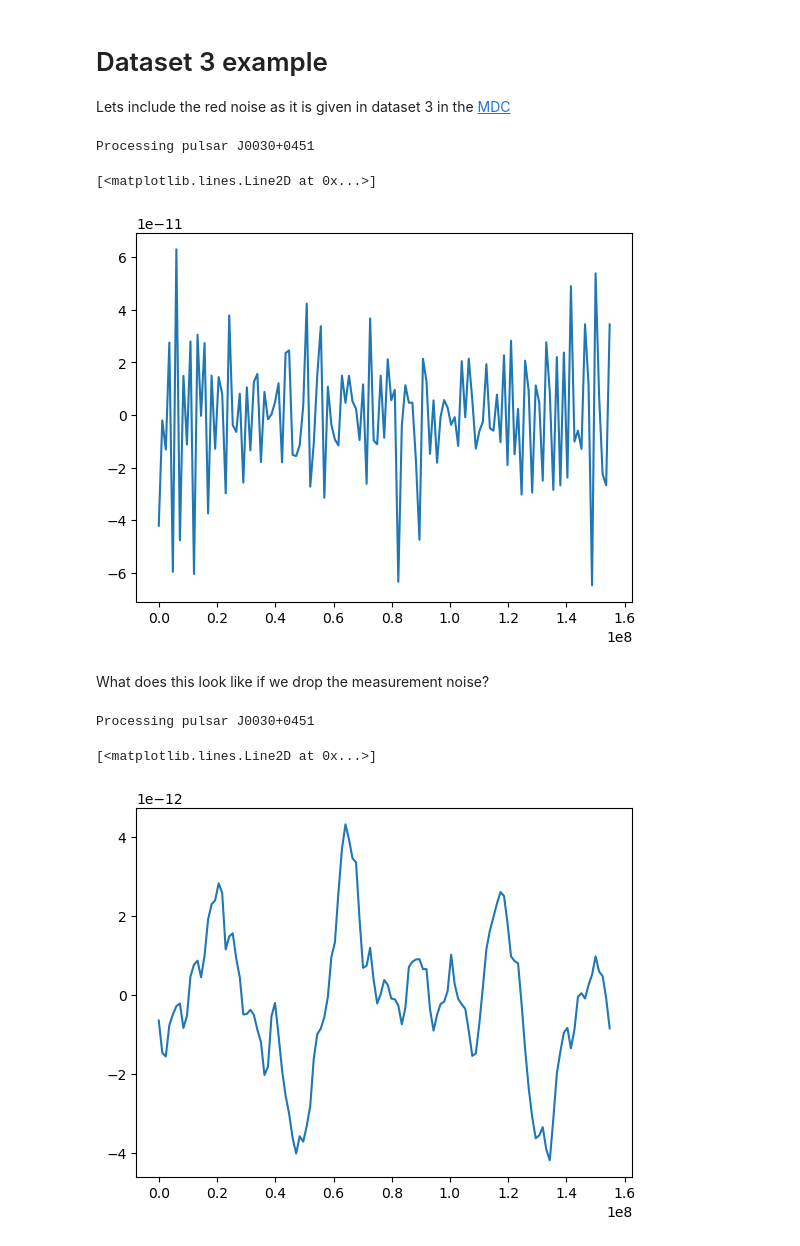
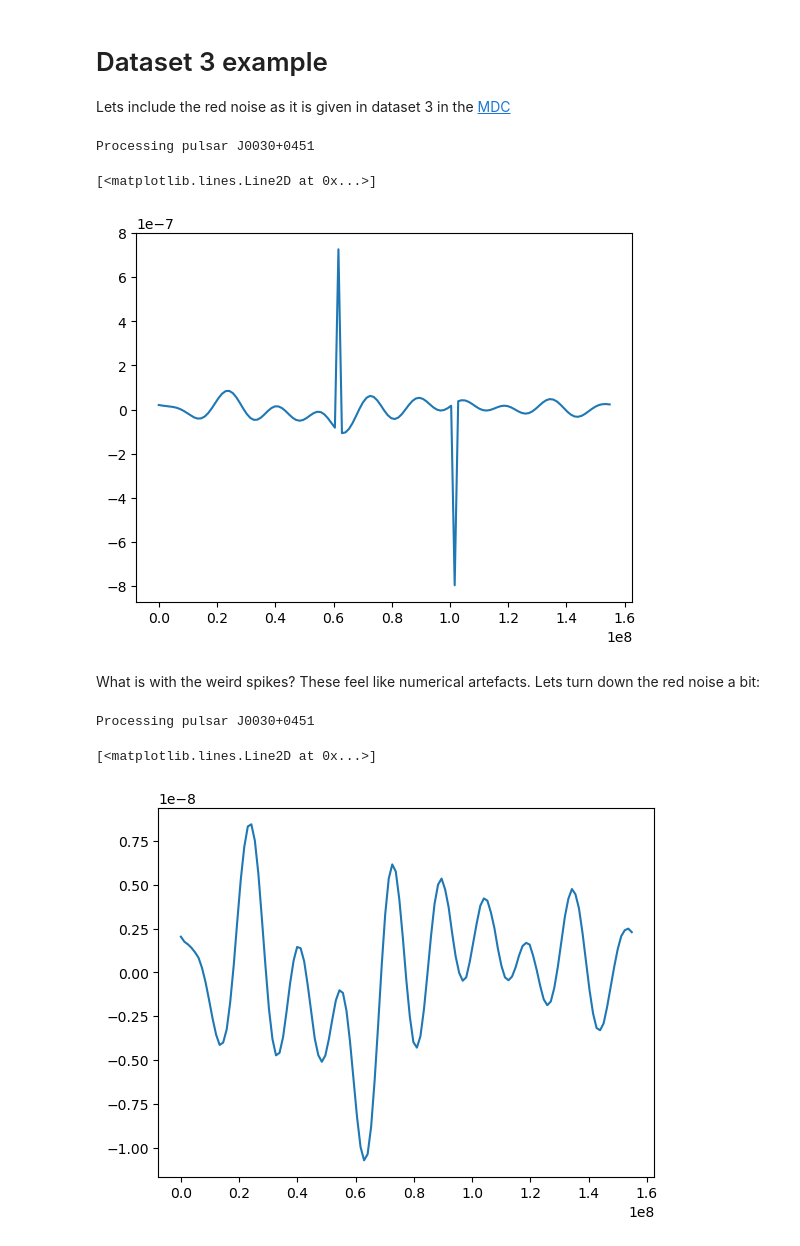
Before and after one commit to tomkimpson/PulsarMockData, a Jupyter notebook: notebooks/01.explore_how_to_generate_frequencies_via_residuals.ipynb, the cells around one changed output. Cells and saved outputs as stored; diff of their text form; code cells hidden in the pictures.

Commit message:
include spikes plot for datset 3 rednoise

```diff
--- a/notebooks/01.explore_how_to_generate_frequencies_via_residuals.ipynb
+++ b/notebooks/01.explore_how_to_generate_frequencies_via_residuals.ipynb
@@ -213,37 +213,37 @@ Processing pulsar J0030+0451
 Lets include the red noise as it is given in dataset 3 in the [MDC](https://web.archive.org/web/20130108011819/http://www.ipta4gw.org/?page_id=126)
 # %%
 #par_file and tim_file defined above
-noise_seed = 1
+noise_seed = 10
 gwb = toasim.GWB(ngw=int(1e3),
                  seed=noise_seed,
                  gwAmp=1e-14,
                  alpha=-2/3)
 psr_alpha = 1.7
-psr_amplitude = 5.77e-22
-efac = 1
+psr_amplitude = np.sqrt(5.77e-22*12*np.pi**2) # from how the amplitude is defined in libstepo. https://github.com/vallis/libstempo/blob/master/libstempo/toasim.py#L298
+efac = 1.0
 t,f, F0,F1,DECJ,RAJ = process_pulsar_files(par_file,tim_file,noise_seed,gwb,psr_alpha,psr_amplitude,efac)
 
 plt.plot(t,f)
 # %% [output]
 Processing pulsar J0030+0451
 [<matplotlib.lines.Line2D at 0x...>]
-[figure, old version]
+[figure, new version]
-# %% [markdown]
-What does this look like if we drop the measurement noise?
+# %% [markdown]
+What is with the weird spikes? These feel like numerical artefacts. Lets turn down the red noise a bit:
 # %%
 #par_file and tim_file defined above
-noise_seed = 1
+noise_seed = 10
 gwb = toasim.GWB(ngw=int(1e3),
                  seed=noise_seed,
                  gwAmp=1e-14,
                  alpha=-2/3)
 psr_alpha = 1.7
-psr_amplitude = 5.77e-22
-efac = 0.0 # no measurement noise
+psr_amplitude = 0.1*np.sqrt(5.77e-22*12*np.pi**2) # from how the amplitude is defined in libstepo. https://github.com/vallis/libstempo/blob/master/libstempo/toasim.py#L298
+efac = 1.0
 t,f, F0,F1,DECJ,RAJ = process_pulsar_files(par_file,tim_file,noise_seed,gwb,psr_alpha,psr_amplitude,efac)
 
 plt.plot(t,f)
 # %% [output]
 Processing pulsar J0030+0451
 [<matplotlib.lines.Line2D at 0x...>]
-[figure, old version]
+[figure, new version]
```
Also changed, not shown: parts of 3 cells of this notebook.
